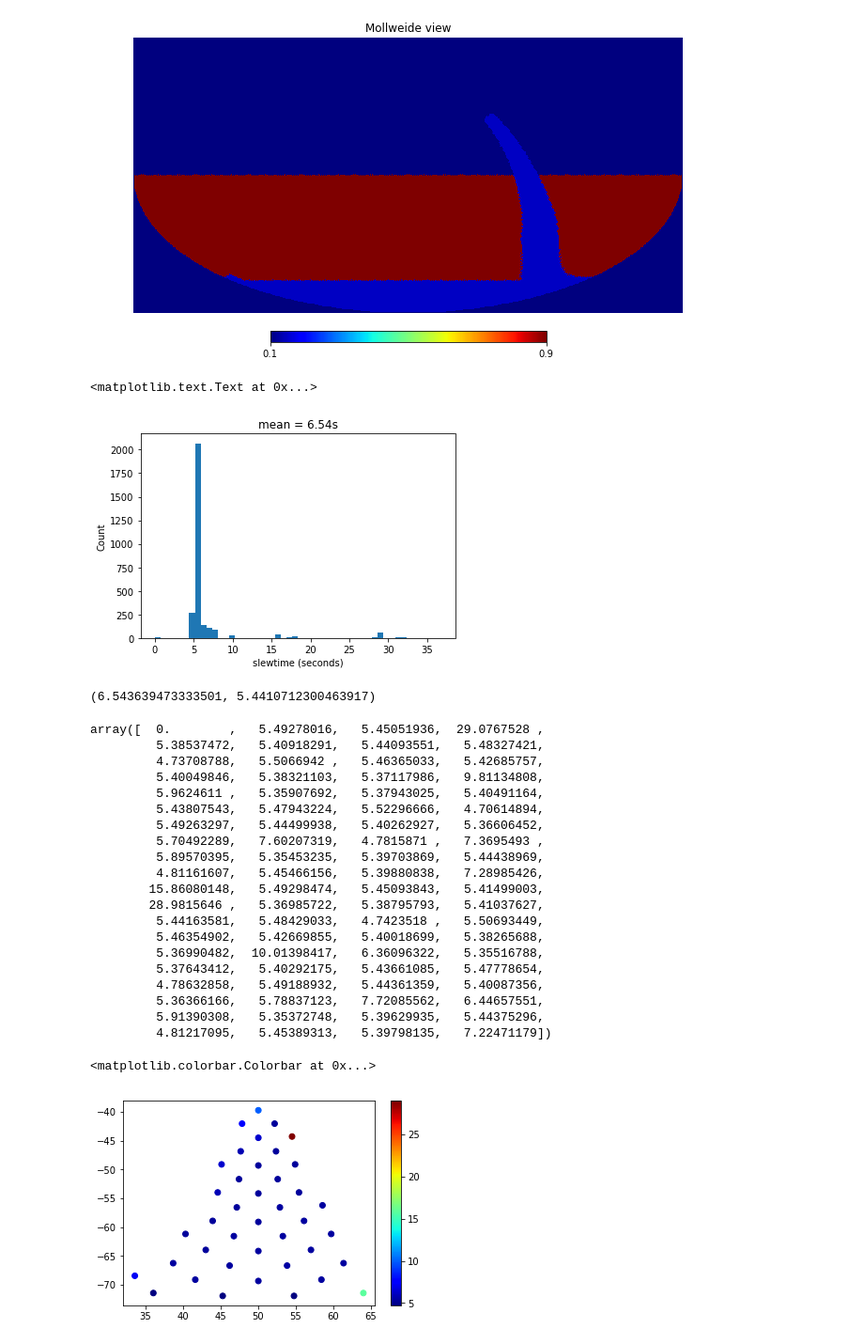
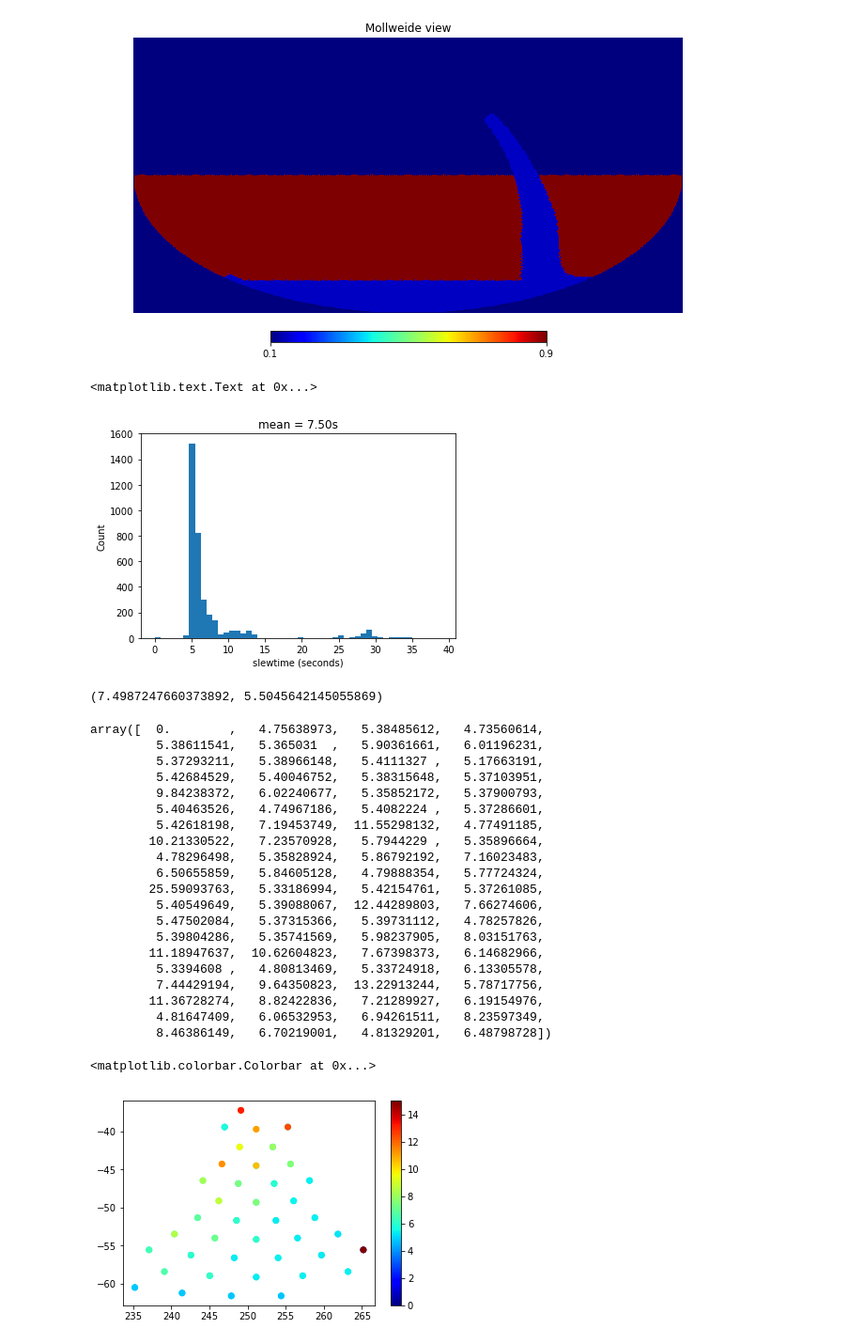
Before and after one commit to lsst-sims/legacy_sims_featureScheduler, a Jupyter notebook: examples/Standards/y_marching_south.ipynb, the cells around one changed output. Shown at 94% size. Drawn from its saved outputs; the diff is of its cells as text; code cells hidden in the pictures.

```diff
--- a/examples/Standards/y_marching_south.ipynb
+++ b/examples/Standards/y_marching_south.ipynb
@@ -13,12 +13,14 @@ bfs = []
 # Target number of observations
 bfs.append(fs.Target_map_basis_function(filtername='y', target_map=target_map))
 # Mask everything but the South
-bfs.append(fs.Quadrant_basis_function(quadrants=['S'], azWidth=15., maxAlt=82.))
+bfs.append(fs.Quadrant_basis_function(quadrants=['S'], azWidth=30., maxAlt=82.))
 # throw in the depth percentile for good measure
 bfs.append(fs.Depth_percentile_basis_function())
 
 weights = np.array([1., 1., 1.])
 
-survey = fs.Marching_army_survey(bfs, weights, npick=40)
+#survey = fs.Marching_army_survey(bfs, weights, npick=40)
+# Try out pairs!
+survey = fs.Marching_army_survey_pairs(bfs, weights, npick=40)
 scheduler = fs.Core_scheduler([survey])
 # %%
@@ -72,42 +74,42 @@ plt.ylabel('Count')
 plt.title('mean = %.2fs' % np.mean(observations['slewtime']))
 # %% [output]
 <matplotlib.text.Text at 0x...>
-[figure, old version]
+[figure, new version]
 # %%
 np.mean(observations['slewtime']), np.median(observations['slewtime'])
 # %% [output]
-(6.543639473333501, 5.4410712300463917)
+(7.4987247660373892, 5.5045642145055869)
 # %%
 observations['slewtime'][0:80]
 # %% [output]
-array([  0.        ,   5.49278016,   5.45051936,  29.0767528 ,
-         5.38537472,   5.40918291,   5.44093551,   5.48327421,
-         4.73708788,   5.5066942 ,   5.46365033,   5.42685757,
-         5.40049846,   5.38321103,   5.37117986,   9.81134808,
-         5.9624611 ,   5.35907692,   5.37943025,   5.40491164,
-         5.43807543,   5.47943224,   5.52296666,   4.70614894,
-         5.49263297,   5.44499938,   5.40262927,   5.36606452,
-         5.70492289,   7.60207319,   4.7815871 ,   7.3695493 ,
-         5.89570395,   5.35453235,   5.39703869,   5.44438969,
-         4.81161607,   5.45466156,   5.39880838,   7.28985426,
-        15.86080148,   5.49298474,   5.45093843,   5.41499003,
-        28.9815646 ,   5.36985722,   5.38795793,   5.41037627,
-         5.44163581,   5.48429033,   4.7423518 ,   5.50693449,
-         5.46354902,   5.42669855,   5.40018699,   5.38265688,
-         5.36990482,  10.01398417,   6.36096322,   5.35516788,
-         5.37643412,   5.40292175,   5.43661085,   5.47778654,
-         4.78632858,   5.49188932,   5.44361359,   5.40087356,
-         5.36366166,   5.78837123,   7.72085562,   6.44657551,
-         5.91390308,   5.35372748,   5.39629935,   5.44375296,
-         4.81217095,   5.45389313,   5.39798135,   7.22471179])
+array([  0.        ,   4.75638973,   5.38485612,   4.73560614,
+         5.38611541,   5.365031  ,   5.90361661,   6.01196231,
+         5.37293211,   5.38966148,   5.4111327 ,   5.17663191,
+         5.42684529,   5.40046752,   5.38315648,   5.37103951,
+         9.84238372,   6.02240677,   5.35852172,   5.37900793,
+         5.40463526,   4.74967186,   5.4082224 ,   5.37286601,
+         5.42618198,   7.19453749,  11.55298132,   4.77491185,
+        10.21330522,   7.23570928,   5.7944229 ,   5.35896664,
+         4.78296498,   5.35828924,   5.86792192,   7.16023483,
+         6.50655859,   5.84605128,   4.79888354,   5.77724324,
+        25.59093763,   5.33186994,   5.42154761,   5.37261085,
+         5.40549649,   5.39088067,  12.44289803,   7.66274606,
+         5.47502084,   5.37315366,   5.39731112,   4.78257826,
+         5.39804286,   5.35741569,   5.98237905,   8.03151763,
+        11.18947637,  10.62604823,   7.67398373,   6.14682966,
+         5.3394608 ,   4.80813469,   5.33724918,   6.13305578,
+         7.44429194,   9.64350823,  13.22913244,   5.78717756,
+        11.36728274,   8.82422836,   7.21289927,   6.19154976,
+         4.81647409,   6.06532953,   6.94261511,   8.23597349,
+         8.46386149,   6.70219001,   4.81329201,   6.48798728])
 # %%
-i1 = 40
+i1 = 0
 i2=80
-plt.scatter(observations['RA'][i1:i2], observations['dec'][i1:i2], c=observations['slewtime'][i1:i2], cmap='jet')
+plt.scatter(observations['RA'][i1:i2], observations['dec'][i1:i2], c=observations['slewtime'][i1:i2], cmap='jet', vmax=15)
 plt.colorbar()
 # %% [output]
 <matplotlib.colorbar.Colorbar at 0x...>
-[figure, old version]
+[figure, new version]
 # %%
 plt.plot(observations['RA'][i1:i2], observations['dec'][i1:i2], 'o-')
 # %% [output]
```
Also changed, not shown: parts of 7 cells of this notebook, 3 other files.
